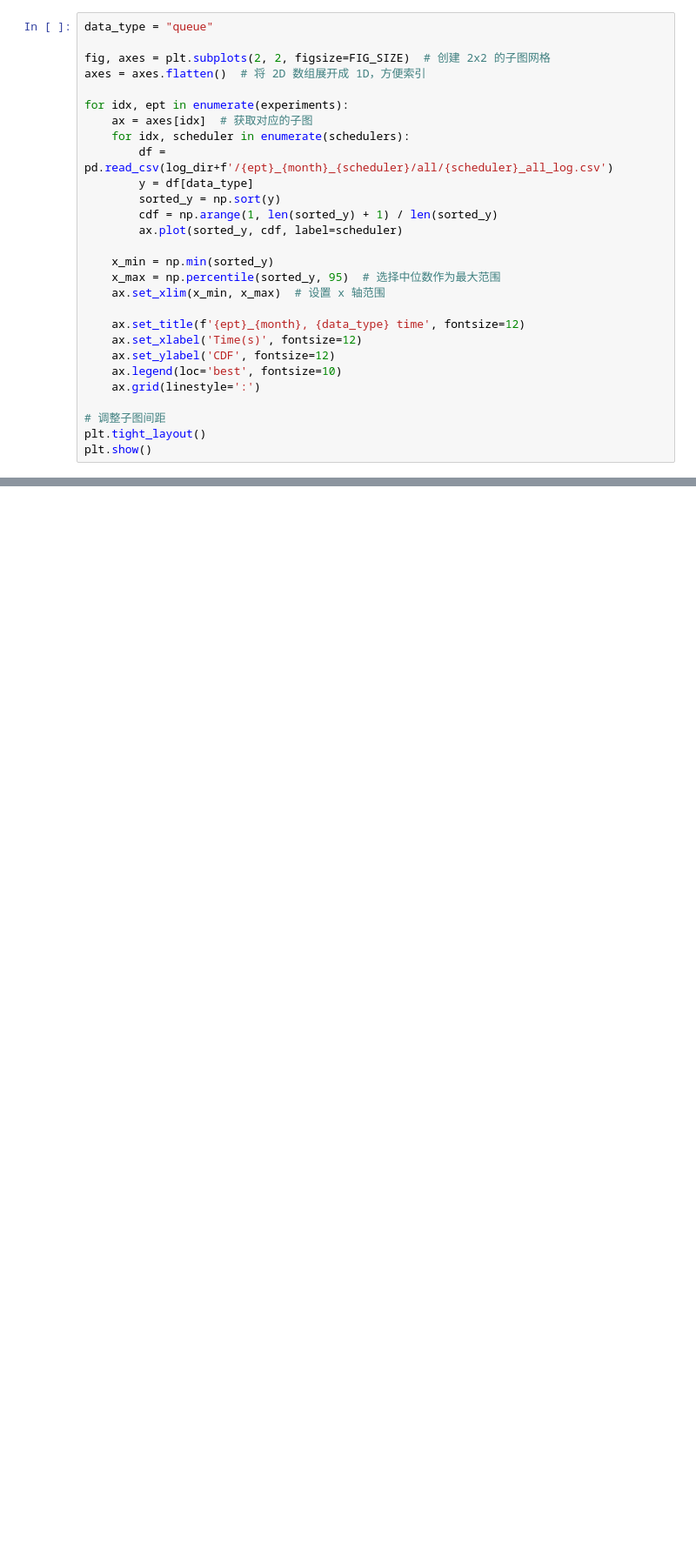
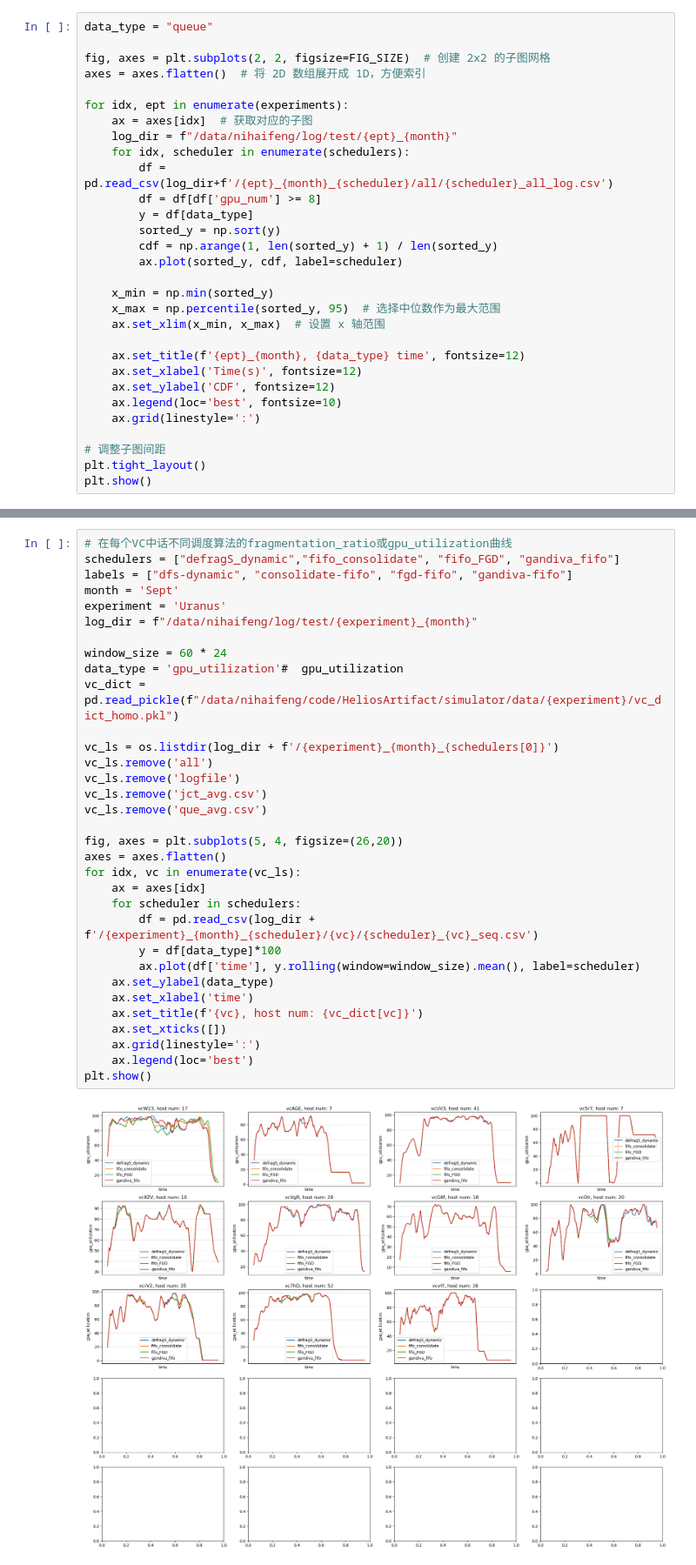
Before and after one commit to CUG-nhf/simulator, a Jupyter notebook: plot/Helios_plot.ipynb, the cells around one changed output, grey strips where cells are left out. Shown: that part at 87% size. Drawn from its saved outputs; the diff is of its cells as text; blank space fills up the shorter version.

```diff
--- a/plot/Helios_plot.ipynb
+++ b/plot/Helios_plot.ipynb
@@ -101,8 +100,10 @@ axes = axes.flatten()  # 将 2D 数组展开成 1D，方便索引
 
 for idx, ept in enumerate(experiments):
 	ax = axes[idx]  # 获取对应的子图
+	log_dir = f"/data/nihaifeng/log/test/{ept}_{month}"
 	for idx, scheduler in enumerate(schedulers):
 		df = pd.read_csv(log_dir+f'/{ept}_{month}_{scheduler}/all/{scheduler}_all_log.csv')
+		df = df[df['gpu_num'] >= 8]
 		y = df[data_type]
 		sorted_y = np.sort(y)
 		cdf = np.arange(1, len(sorted_y) + 1) / len(sorted_y)
@@ -126,3 +127,38 @@ plt.show()
+# %%
+# 在每个VC中话不同调度算法的fragmentation_ratio或gpu_utilization曲线
+schedulers = ["defragS_dynamic","fifo_consolidate", "fifo_FGD", "gandiva_fifo"]
+labels = ["dfs-dynamic", "consolidate-fifo", "fgd-fifo", "gandiva-fifo"]
+month = 'Sept'
+experiment = 'Uranus'
+log_dir = f"/data/nihaifeng/log/test/{experiment}_{month}"
+
+window_size = 60 * 24
+data_type = 'gpu_utilization'#  gpu_utilization
+vc_dict = pd.read_pickle(f"/data/nihaifeng/code/HeliosArtifact/simulator/data/{experiment}/vc_dict_homo.pkl")
+
+vc_ls = os.listdir(log_dir + f'/{experiment}_{month}_{schedulers[0]}')
+vc_ls.remove('all')
+vc_ls.remove('logfile')
+vc_ls.remove('jct_avg.csv')
+vc_ls.remove('que_avg.csv')
+
+fig, axes = plt.subplots(5, 4, figsize=(26,20))
+axes = axes.flatten()
+for idx, vc in enumerate(vc_ls):
+	ax = axes[idx]
+	for scheduler in schedulers:
+		df = pd.read_csv(log_dir + f'/{experiment}_{month}_{scheduler}/{vc}/{scheduler}_{vc}_seq.csv')
+		y = df[data_type]*100
+		ax.plot(df['time'], y.rolling(window=window_size).mean(), label=scheduler)
+	ax.set_ylabel(data_type)
+	ax.set_xlabel('time')
+	ax.set_title(f'{vc}, host num: {vc_dict[vc]}')
+	ax.set_xticks([])
+	ax.grid(linestyle=':')
+	ax.legend(loc='best')
+plt.show()
+# %% [output]
+[figure, added]
 # %%
 ###### jog req GPUs CDF
 trace_dir = '/data/nihaifeng/code/HeliosArtifact/simulator/data/'
```
Also changed, not shown: parts of 6 cells of this notebook, 13 other files.
